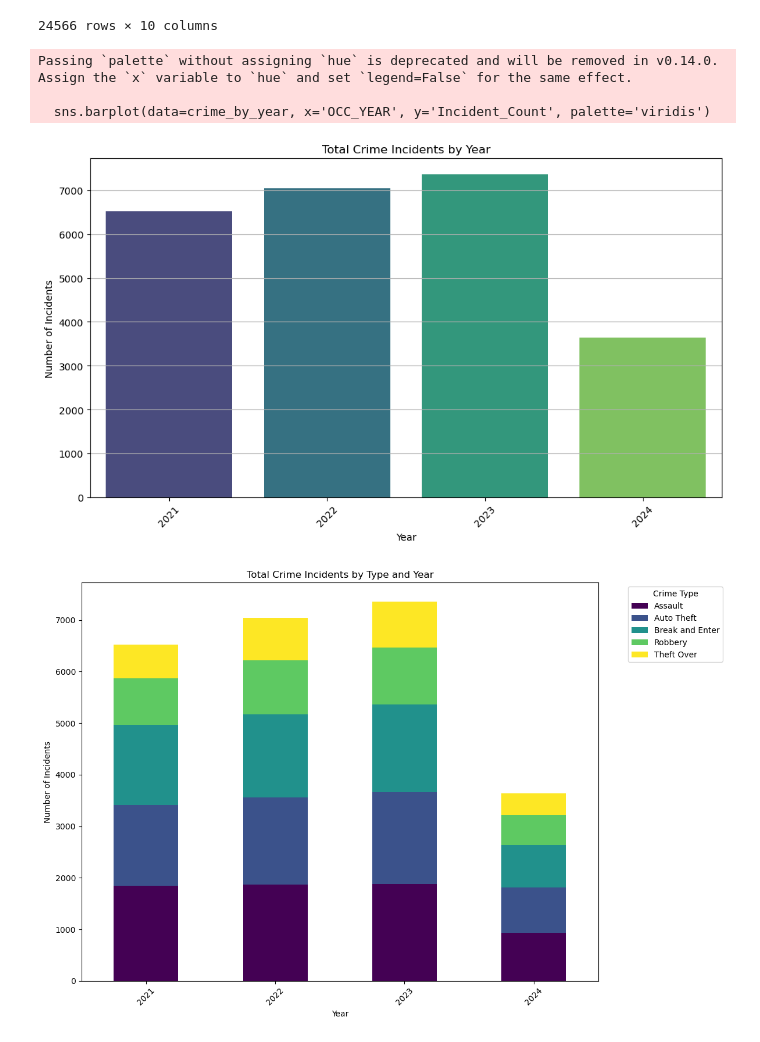
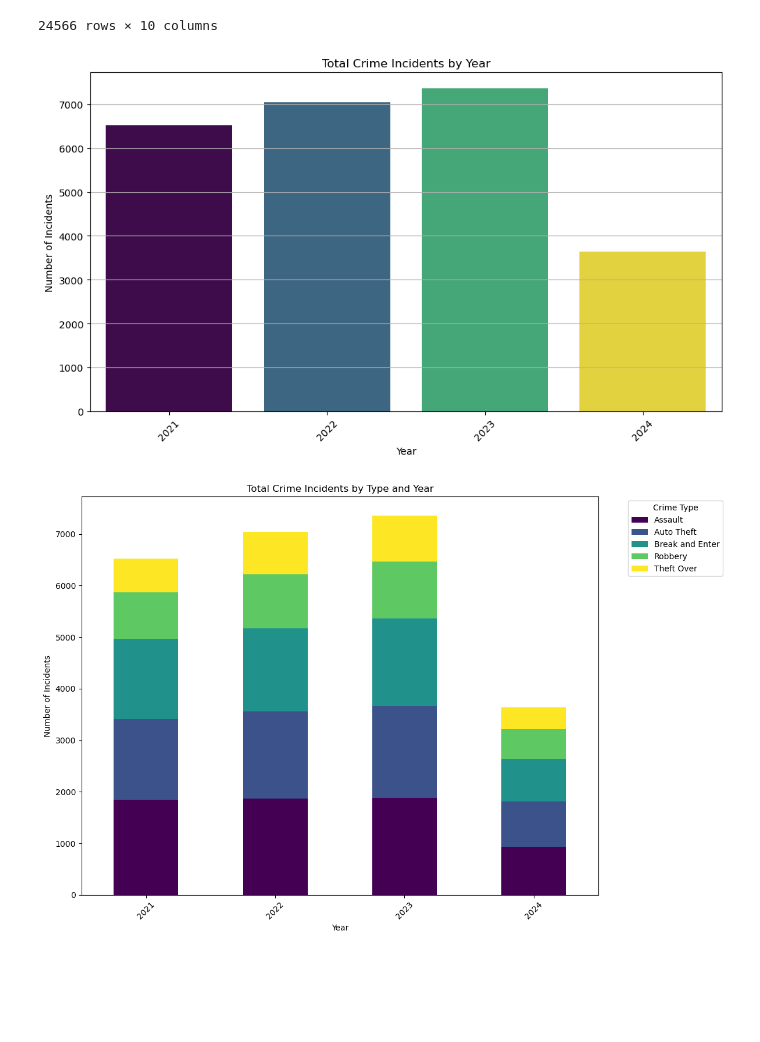
Before and after one commit to bhanotlavanya/Project_4_Crime_Prediction, a Jupyter notebook: crime_visualizations.ipynb, the cells around one changed output. Drawn from its saved outputs; the diff is of its cells as text; code cells hidden in the pictures; blank space fills up the shorter version.

Commit message:
Fixed warning regarding deprecated functions (seaborn)

```diff
--- a/crime_visualizations.ipynb
+++ b/crime_visualizations.ipynb
@@ -368,23 +369,20 @@ crime_by_month_year_hood
 # %%
 # Aggregate the data by year
 crime_by_year = crime_by_month_year_hood.groupby('OCC_YEAR').size().reset_index(name='Incident_Count')
 
 # Plotting the total crime incidents by year
 plt.figure(figsize=(10, 6))
-sns.barplot(data=crime_by_year, x='OCC_YEAR', y='Incident_Count', palette='viridis')
+sns.barplot(data=crime_by_year, x='OCC_YEAR', y='Incident_Count', hue='OCC_YEAR', palette='viridis', legend=False)
 
 plt.title('Total Crime Incidents by Year')
 plt.xlabel('Year')
 plt.ylabel('Number of Incidents')
 plt.xticks(rotation=45)
 plt.grid(axis='y')
 plt.tight_layout()
 plt.show()
 # %% [output]
-Passing `palette` without assigning `hue` is deprecated and will be removed in v0.14.0. Assign the `x` variable to `hue` and set `legend=False` for the same effect.
-
-  sns.barplot(data=crime_by_year, x='OCC_YEAR', y='Incident_Count', palette='viridis')
-[figure, old version]
+[figure, new version]
 # %%
 # Group the data by year and crime category, and get the count
 crime_by_year_category = crime_by_month_year_hood.groupby(['OCC_YEAR', 'MCI_CATEGORY']).size().unstack(fill_value=0)
```
Also changed, not shown: parts of 1 cell of this notebook.
